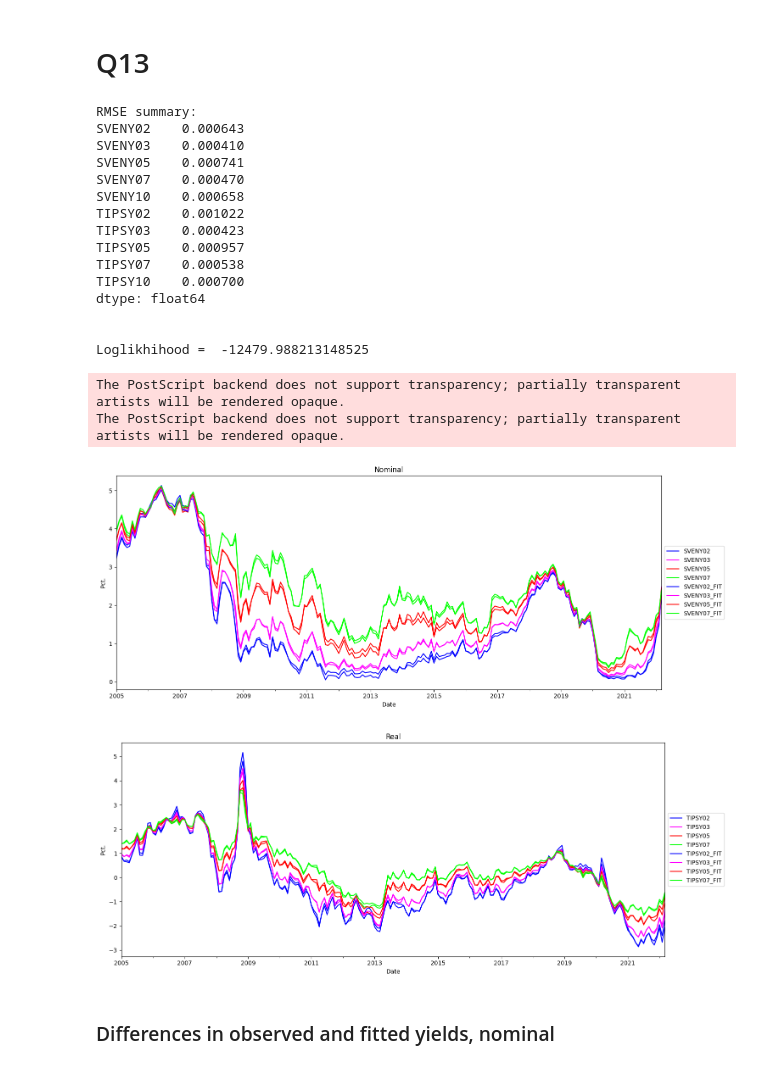
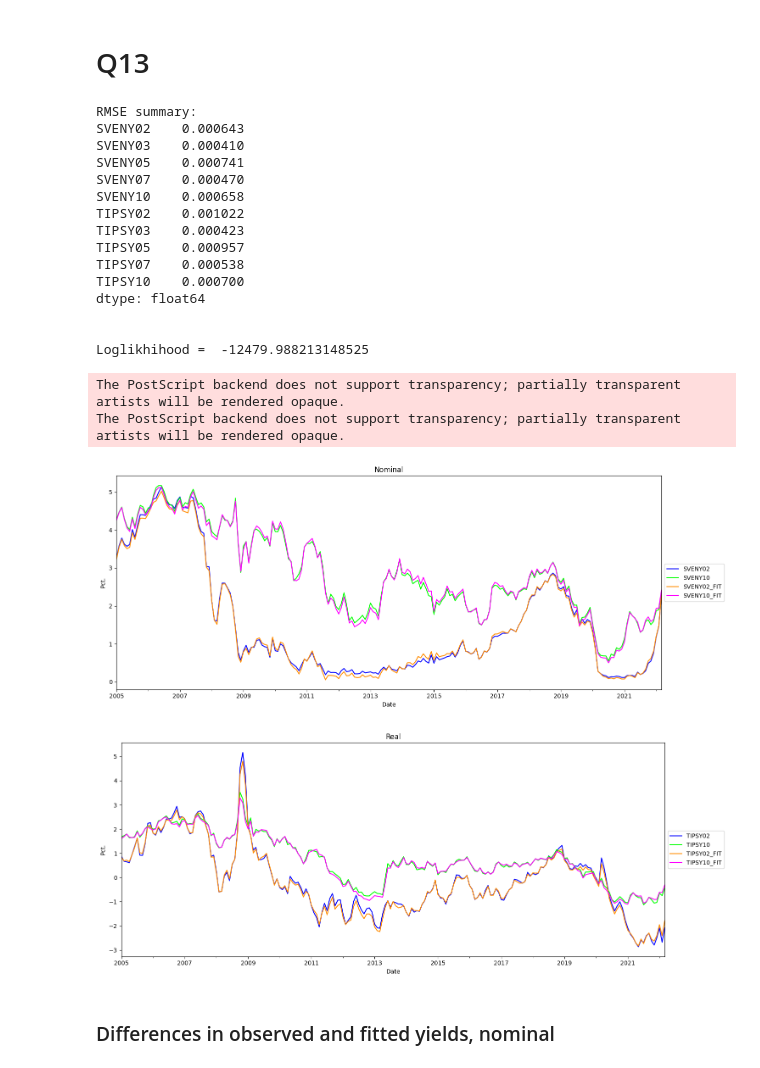
Before and after one commit to EmilieMunkedal/Bachelor, a Jupyter notebook: notebook-1 (1).ipynb, the cells around one changed output. Cells and saved outputs as stored; diff of their text form; code cells hidden in the pictures.

```diff
--- a/notebook-1 (1).ipynb
+++ b/notebook-1 (1).ipynb
@@ -688,40 +688,40 @@ df_fit.columns = df.columns + '_FIT'
 df_fit.index = df.index
 
 
-df_1 = df.iloc[:, 0:4].join(df_fit.iloc[:, 0:4]*100)
-df_2 = df.iloc[:, 5:9].join(df_fit.iloc[:, 5:9]*100)
+df_1 = df.iloc[:, [0,4]].join(df_fit.iloc[:, [0,4]]*100)
+df_2 = df.iloc[:, [5,9]].join(df_fit.iloc[:, [5,9]]*100)
 
 
-df_1.plot(color=['blue', 'fuchsia', 'red', 'lime'],
+df_1.plot(color=['blue', 'lime', 'darkorange', 'fuchsia', 'chocolate', 'red', 'aqua', 'gold', 'pink', 'darkviolet'],
           alpha=1, title='Nominal', ylabel='Pct.').legend(loc='center left',bbox_to_anchor=(1.0, 0.5))
 plt.tight_layout()
 plt.savefig('13_nominal.eps',format='eps')
 
-df_2.plot(color=['blue', 'fuchsia', 'red', 'lime'],
+df_2.plot(color=['blue', 'lime', 'darkorange', 'fuchsia', 'chocolate', 'red', 'aqua', 'gold', 'pink', 'darkviolet'],
           alpha=1, title='Real', ylabel='Pct.').legend(loc='center left',bbox_to_anchor=(1.0, 0.5))
 plt.tight_layout()
 plt.savefig('13_real.eps',format='eps')
 plt.show()
 # %% [output]
 RMSE summary:
 SVENY02    0.000643
 SVENY03    0.000410
 SVENY05    0.000741
 SVENY07    0.000470
 SVENY10    0.000658
 TIPSY02    0.001022
 TIPSY03    0.000423
 TIPSY05    0.000957
 TIPSY07    0.000538
 TIPSY10    0.000700
 dtype: float64
 
 
 Loglikhihood =  -12479.988213148525
 The PostScript backend does not support transparency; partially transparent artists will be rendered opaque.
 The PostScript backend does not support transparency; partially transparent artists will be rendered opaque.
-[figure, old version]
+[figure, new version]
-[figure, old version]
+[figure, new version]
 # %% [markdown]
 ### Differences in observed and fitted yields, nominal
 # %%
```
Also changed, not shown: parts of 4 cells of this notebook, 12 other files.
